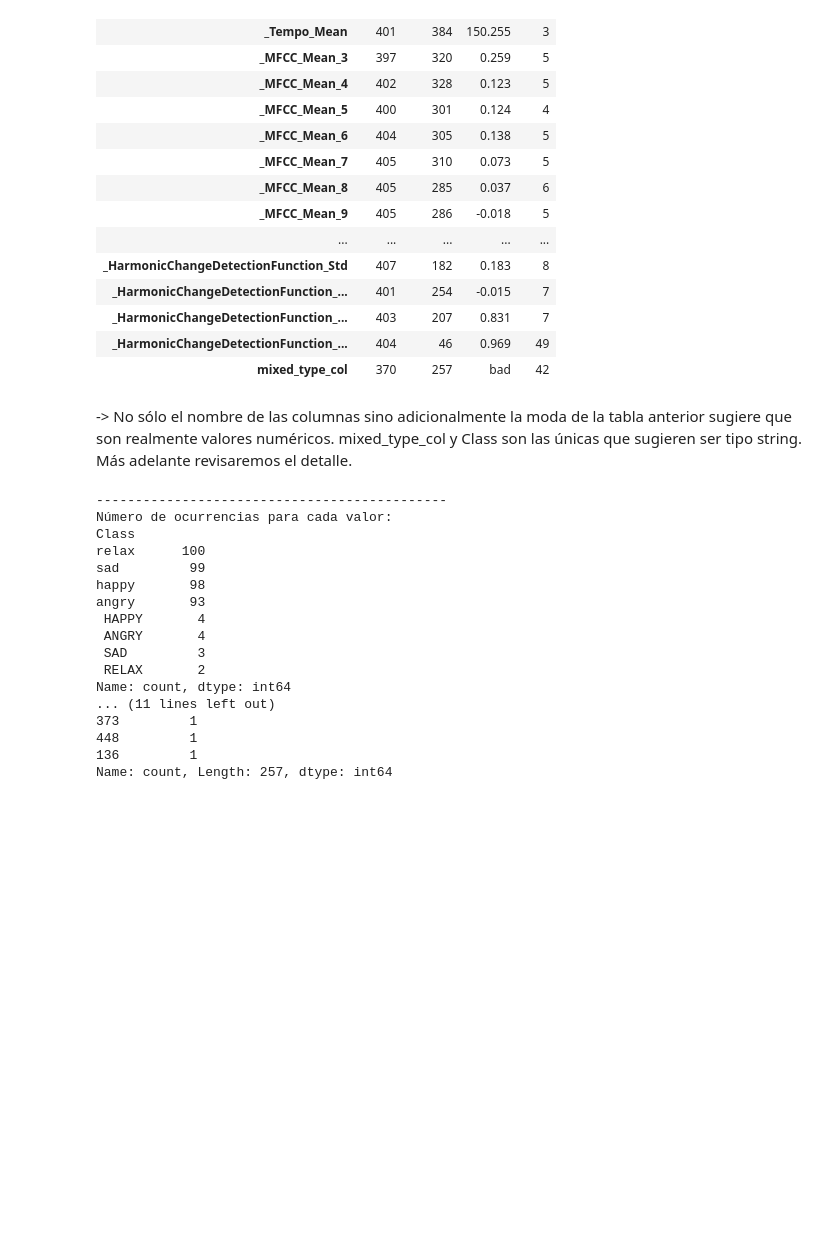
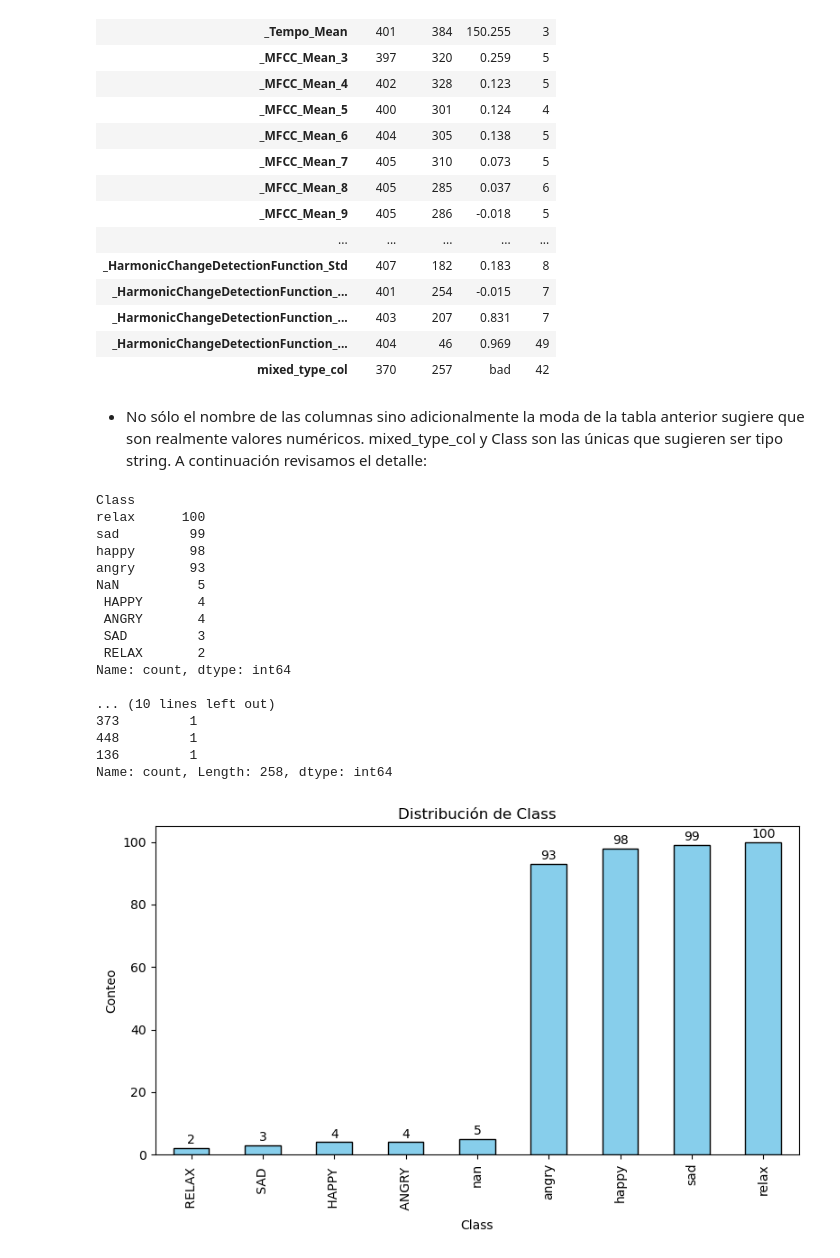
Before and after one commit to maurocastill/eq18_turkish_music_mlops, a Jupyter notebook: notebooks/1_emc_initial_data_exploration.ipynb, the cells around one changed output. Saved outputs shown, nothing was run; the diff lists cells and outputs as text; code cells hidden in the pictures; blank space fills up the shorter version.

```diff
--- a/notebooks/1_emc_initial_data_exploration.ipynb
+++ b/notebooks/1_emc_initial_data_exploration.ipynb
@@ -207,31 +240,69 @@ df.describe(include='O').T
 | _HarmonicChangeDetectionFunction_... | 404 | 46 | 0.969 | 49 |
 | mixed_type_col | 370 | 257 | bad | 42 |
 # %% [markdown]
--> No sólo el nombre de las columnas sino adicionalmente la moda de la tabla anterior sugiere que son realmente valores numéricos. mixed_type_col y Class son las únicas que sugieren ser tipo string. Más adelante revisaremos el detalle.
+- No sólo el nombre de las columnas sino adicionalmente la moda de la tabla anterior sugiere que son realmente valores numéricos. mixed_type_col y Class son las únicas que sugieren ser tipo string. A continuación revisamos el detalle:
 # %%
 # Recuentos únicos (número de ocurrencias para cada valor único)
 cat_cols = ["Class", "mixed_type_col"]
 
 for col in cat_cols:
-    print('---------------------------------------------')
-    print(f'Número de ocurrencias para cada valor:')
-    print(df[col].value_counts())
+    #print("\nNúmero de ocurrencias para cada valor:")
+    print(df[col].value_counts(dropna=False))
+    print("\n")
 # %% [output]
----------------------------------------------
-Número de ocurrencias para cada valor:
 Class
 relax      100
 sad         99
 happy       98
 angry       93
+NaN          5
  HAPPY       4
  ANGRY       4
  SAD         3
  RELAX       2
 Name: count, dtype: int64
-... (11 lines left out)
+
+... (10 lines left out)
 373         1
 448         1
 136         1
-Name: count, Length: 257, dtype: int64
+Name: count, Length: 258, dtype: int64
+# %%
+def plot_counts(df: pd.DataFrame, col: str, ascending: bool = False, horizontal: bool = False) -> None:
+    """
+    Grafica el conteo de valores únicos en una columna categórica.
+
+    Parámetros:
+        df (pd.DataFrame): DataFrame de entrada.
+        col (str): Nombre de la columna a graficar.
+        ascending (bool): Si True, ordena por frecuencia ascendente.
+        horizontal (bool): Si True, muestra el gráfico de barras horizontal.
+    """
+    # Contar valores
+    counts = df[col].value_counts(ascending=ascending, dropna=False)
+
+    # Crear figura
+    fig, ax = plt.subplots(figsize=(8, 5))
+
+    if horizontal:
+        counts.plot(kind="barh", color="skyblue", edgecolor="black", ax=ax)
+        ax.set_xlabel("Conteo")
+        ax.set_ylabel(col)
+        ax.set_title(f"Distribución de {col}")
+        for i, (value, count) in enumerate(counts.items()):
+            ax.text(count + 0.5, i, str(count), va="center", fontsize=10)
+    else:
+        counts.plot(kind="bar", color="skyblue", edgecolor="black", ax=ax)
+        ax.set_ylabel("Conteo")
+        ax.set_xlabel(col)
+        ax.set_title(f"Distribución de {col}")
+        for i, count in enumerate(counts):
+            ax.text(i, count + 0.5, str(count), ha="center", va="bottom", fontsize=10)
+
+    plt.tight_layout()
+    plt.show()
+# %%
+plot_counts(df, "Class", ascending=True)
+# %% [output]
+[figure, added]
 # %% [markdown]
```
Also changed, not shown: parts of 35 cells of this notebook.
